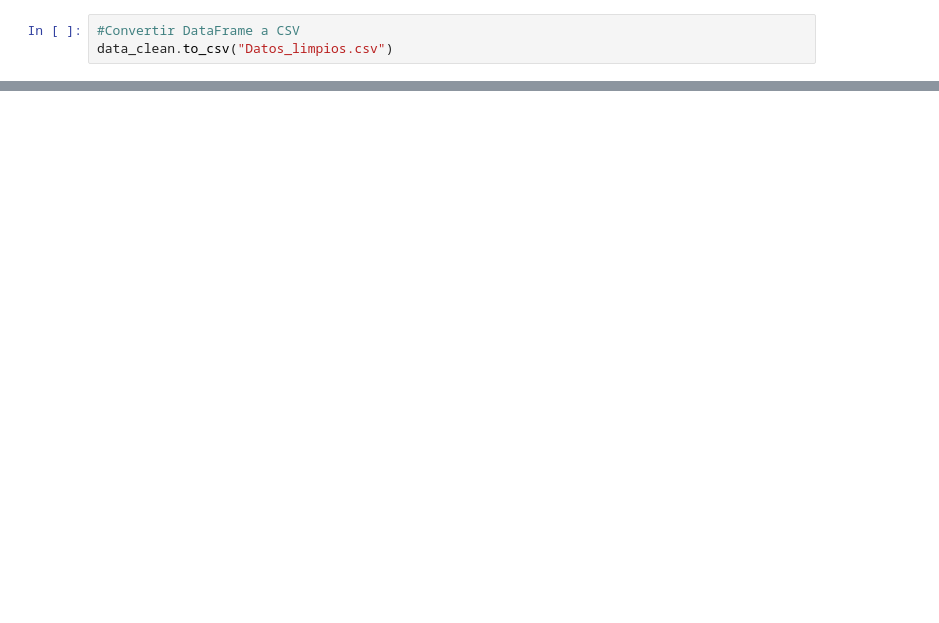
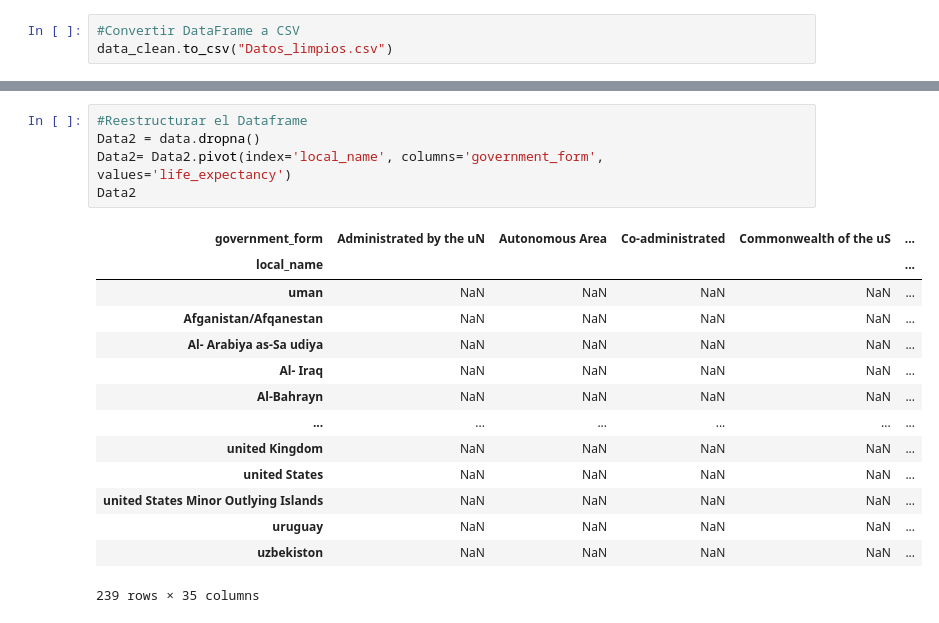
Before and after one commit to ManuelCarCas/Reto.Final, a Jupyter notebook: RetoFinal.ipynb, the cells around one changed output, grey strips where cells are left out. Cells and saved outputs as stored; diff of their text form; blank space fills up the shorter version.

```diff
--- a/RetoFinal.ipynb
+++ b/RetoFinal.ipynb
@@ -216,0 +659,20 @@ data_clean.to_csv("Datos_limpios.csv")
+# %%
+#Reestructurar el Dataframe
+Data2 = data.dropna()
+Data2= Data2.pivot(index='local_name', columns='government_form',  values='life_expectancy')
+Data2
+# %% [output]
+| government_form | Administrated by the uN | Autonomous Area | Co-administrated | Commonwealth of the uS | ... |
+| local_name |  |  |  |  | ... |
+| uman | NaN | NaN | NaN | NaN | ... |
+| Afganistan/Afqanestan | NaN | NaN | NaN | NaN | ... |
+| Al- Arabiya as-Sa udiya | NaN | NaN | NaN | NaN | ... |
+| Al- Iraq | NaN | NaN | NaN | NaN | ... |
+| Al-Bahrayn | NaN | NaN | NaN | NaN | ... |
+| ... | ... | ... | ... | ... | ... |
+| united Kingdom | NaN | NaN | NaN | NaN | ... |
+| united States | NaN | NaN | NaN | NaN | ... |
+| united States Minor Outlying Islands | NaN | NaN | NaN | NaN | ... |
+| uruguay | NaN | NaN | NaN | NaN | ... |
+| uzbekiston | NaN | NaN | NaN | NaN | ... |
+239 rows × 35 columns
```
Also changed, not shown: parts of 52 cells of this notebook.
